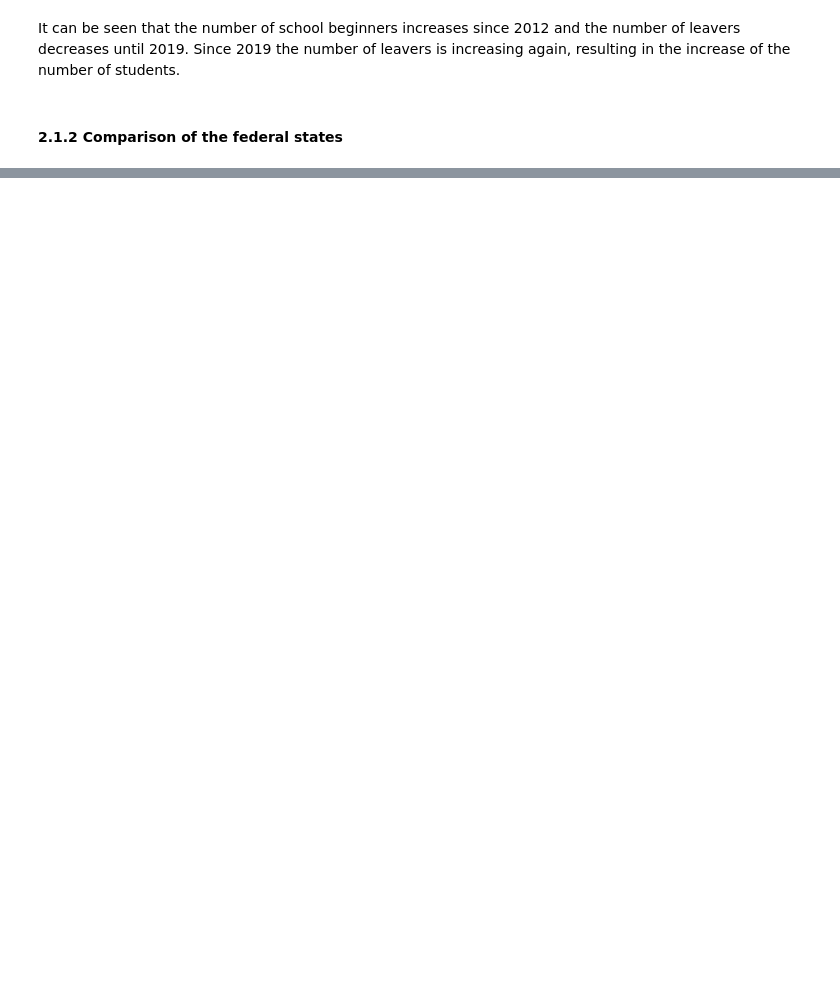
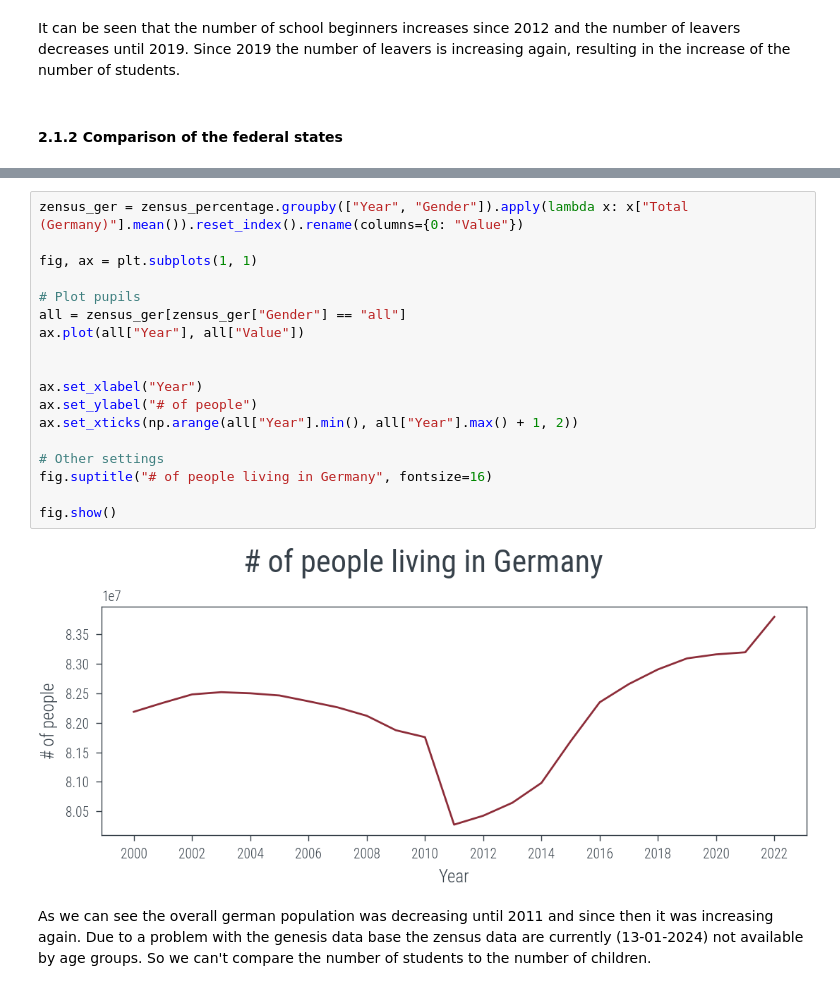
Before and after one commit to KarylReyne/DataLiteracyWS23, a Jupyter notebook: exp/TF-005-TeachersToChildren.ipynb, the cells around one changed output, grey strips where cells are left out. Drawn from its saved outputs; the diff is of its cells as text; blank space fills up the shorter version.

```diff
--- a/exp/TF-005-TeachersToChildren.ipynb
+++ b/exp/TF-005-TeachersToChildren.ipynb
@@ -428,0 +435,22 @@ As we can see, the number of students is increasing in every federal state. The
+# %%
+zensus_ger = zensus_percentage.groupby(["Year", "Gender"]).apply(lambda x: x["Total (Germany)"].mean()).reset_index().rename(columns={0: "Value"})
+
+fig, ax = plt.subplots(1, 1)
+
+# Plot pupils
+all = zensus_ger[zensus_ger["Gender"] == "all"]
+ax.plot(all["Year"], all["Value"])
+
+
+ax.set_xlabel("Year")
+ax.set_ylabel("# of people")
+ax.set_xticks(np.arange(all["Year"].min(), all["Year"].max() + 1, 2))
+
+# Other settings
+fig.suptitle("# of people living in Germany", fontsize=16)
+
+fig.show()
+# %% [output]
+[figure, added]
+# %% [markdown]
+As we can see the overall german population was decreasing until 2011 and since then it was increasing again. Due to a problem with the genesis data base the zensus data are currently (13-01-2024) not available by age groups. So we can't compare the number of students to the number of children.
```
Also changed, not shown: parts of 27 cells of this notebook, 1 other file.
